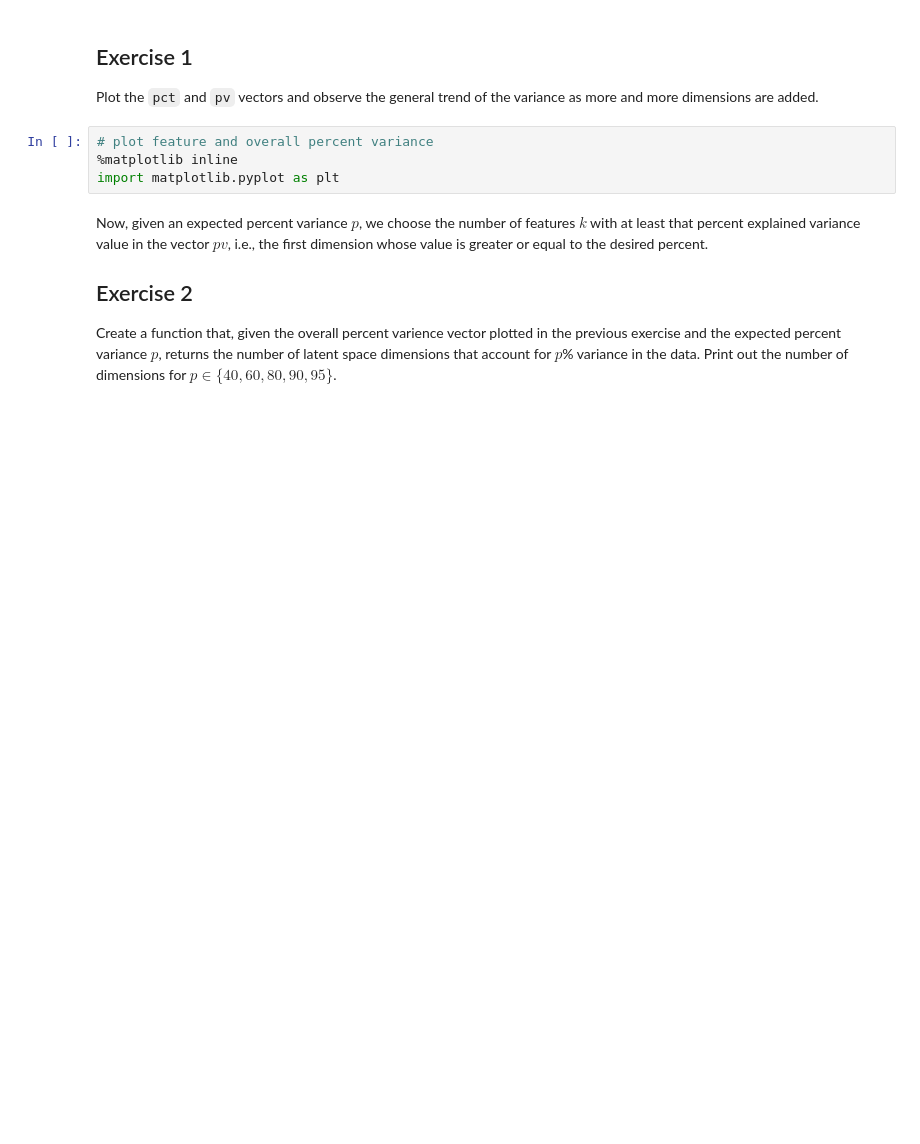
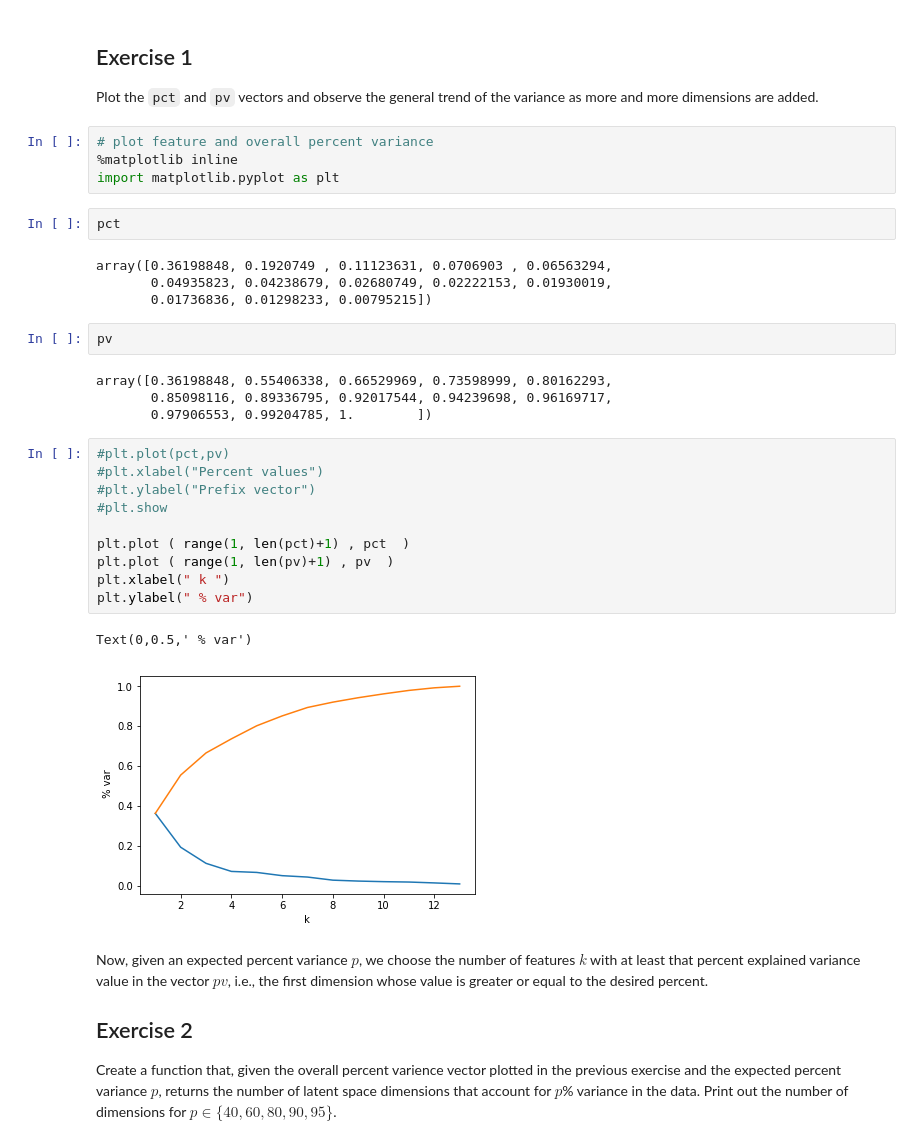
Before and after one commit to hemangbehl/CMPE-255-Fa18-Data_Mining_updated, a Jupyter notebook: Activity-dr-1.ipynb, the cells around one changed output. Saved outputs shown, nothing was run; the diff lists cells and outputs as text; blank space fills up the shorter version.

```diff
--- a/Activity-dr-1.ipynb
+++ b/Activity-dr-1.ipynb
@@ -71,6 +84,31 @@ Plot the `pct` and `pv` vectors and observe the general trend of the variance as
 # plot feature and overall percent variance
 %matplotlib inline
 import matplotlib.pyplot as plt
+# %%
+pct
+# %% [output]
+array([0.36198848, 0.1920749 , 0.11123631, 0.0706903 , 0.06563294,
+       0.04935823, 0.04238679, 0.02680749, 0.02222153, 0.01930019,
+       0.01736836, 0.01298233, 0.00795215])
+# %%
+pv
+# %% [output]
+array([0.36198848, 0.55406338, 0.66529969, 0.73598999, 0.80162293,
+       0.85098116, 0.89336795, 0.92017544, 0.94239698, 0.96169717,
+       0.97906553, 0.99204785, 1.        ])
+# %%
+#plt.plot(pct,pv)
+#plt.xlabel("Percent values")
+#plt.ylabel("Prefix vector")
+#plt.show
+
+plt.plot ( range(1, len(pct)+1) , pct  )
+plt.plot ( range(1, len(pv)+1) , pv  )
+plt.xlabel(" k ")
+plt.ylabel(" % var")
+# %% [output]
+Text(0,0.5,' % var')
+[figure, added]
 # %% [markdown]
 Now, given an expected percent variance $p$, we choose the number of features $k$ with at least that percent explained variance value in the vector $pv$, i.e., the first dimension whose value is greater or equal to the desired percent.
 
```
Also changed, not shown: parts of 6 cells of this notebook, 10 other files.
